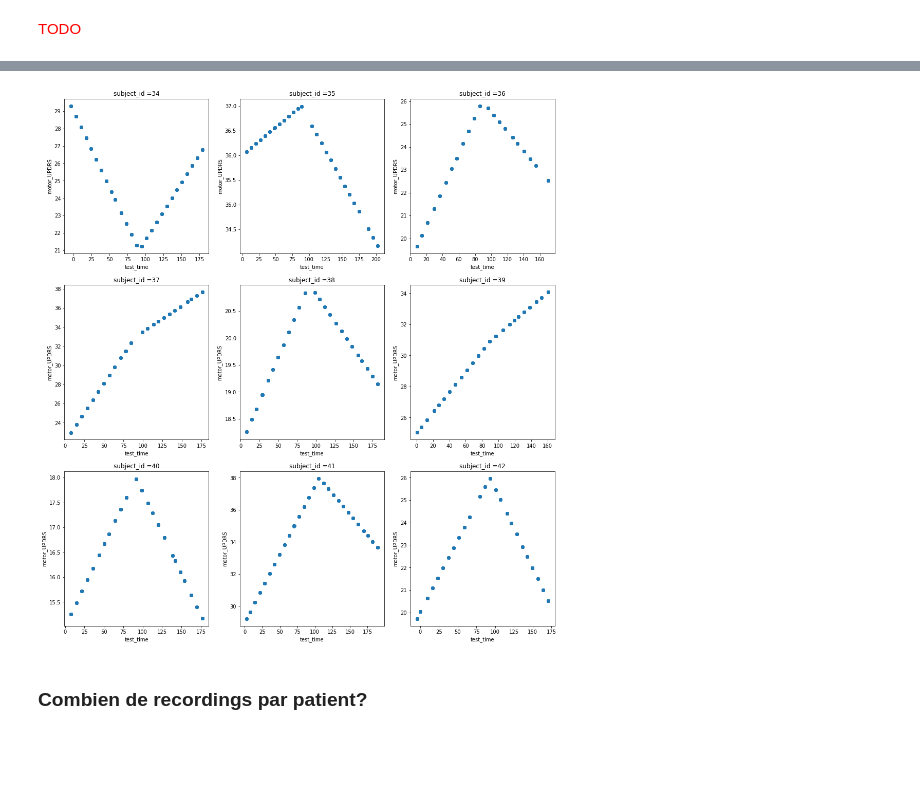
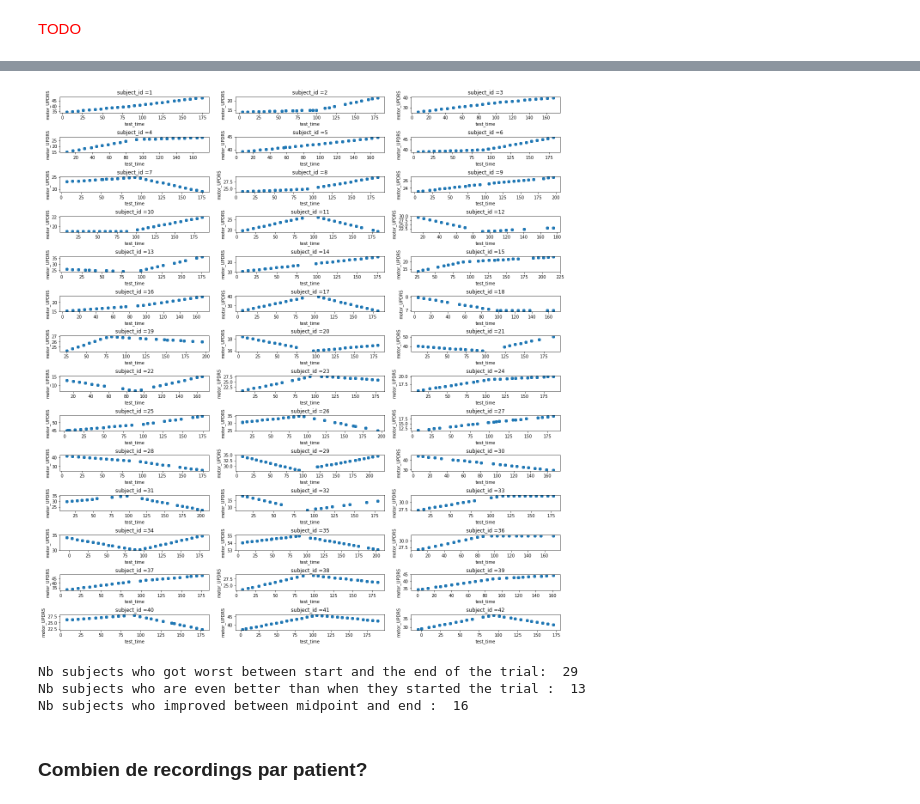
Before and after one commit to Mymoza/DataMining-UPDRS, a Jupyter notebook: UPDRS.ipynb, the cells around one changed output, grey strips where cells are left out. Drawn from its saved outputs; the diff is of its cells as text; code cells hidden in the pictures; blank space fills up the shorter version.

```diff
--- a/UPDRS.ipynb
+++ b/UPDRS.ipynb
@@ -202,9 +200,9 @@ print(matplotlib.__version__)
 #          (0.0, 0.1), (0.45, 0.1)]
 
 # define the figure size and grid layout properties
-figsize = (14,15)
+figsize = (17,18)
 cols = 3
-rows = 11
+rows = 14
 # define the data for cartesian plots
 # delta = 0.11
 # x = np.linspace(0, 10 - 2 * delta, 200) + delta
@@ -227,5 +225,6 @@ for ax, subject_id in zip(axs, range(1,43)):
 #     ax.set_xscale('log')
 #     ax.set_yscale('log')
     ax.scatter((df[df['subject_id'] == subject_id].test_time), (df[df['subject_id'] == subject_id].motor_UPDRS))
+fig2.savefig('motor_updrs_time_test.png')
 # %% [output]
 2.2.2
@@ -233,19 +288,59 @@ for ax, subject_id in zip(axs, range(1,43)):
 # %%
-figsize = (14,15)
-cols = 3
-rows = 3
-
 fig2, axs = plt.subplots(rows, cols, figsize=figsize, constrained_layout=True)
 axs = trim_axs(axs, 42)
-for ax, subject_id in zip(axs, range(34,43)):
+for ax, subject_id in zip(axs, range(1,43)):
     ax.set_title('subject_id =%s' % str(subject_id))
     ax.set_xlabel('test_time')
     ax.set_ylabel('motor_UPDRS')
 #     ax.set_xscale('log')
 #     ax.set_yscale('log')
-    ax.scatter((df[df['subject_id'] == subject_id].test_time), (df[df['subject_id'] == subject_id].motor_UPDRS))
+    ax.scatter((df[df['subject_id'] == subject_id].test_time), (df[df['subject_id'] == subject_id].total_UPDRS))
+fig2.savefig('total_updrs_time_test.png')
 # %% [output]
-[figure, old version]
+[figure, new version]
+# %%
+nb_subjects_worsen = 0
+nb_subjects_improved = 0
+nb_subjects_midpoint_worst_end_well = 0
+
+# Go through all the 42 subject_id of the dataset
+for subject_id in range(1,43):
+#     print('Subject_id : ', subject_id)
+    # Filter the dataframe to only the recordings of the current subject
+    subject_df = df[(df['subject_id'] == subject_id)]
+
+    # Then we will filter another time the subject_df because we want the value of the motor UPDRS
+    # when test_time is at its minimum, median and max value
+    min_subject_df = subject_df[subject_df['test_time'] == subject_df['test_time'].min()]
+    #display(min_subject_df)
+    min_value = min_subject_df.total_UPDRS.values[0]
+    #print('Min : ', min_value)
+
+    # Median uses row nearest to midpoint because otherwise median is a problem on dataframes of even length
+    median_subject_df = subject_df[subject_df['test_time'] == subject_df['test_time'].quantile(interpolation='nearest')]
+    #display(median_subject_df)
+    median_value = median_subject_df.total_UPDRS.values[0]
+    #print('Median : ', median_value)
+
+    max_subject_df = subject_df[subject_df['test_time'] == subject_df['test_time'].max()]
+    #display(max_subject_df)
+    max_value = max_subject_df.total_UPDRS.values[0]
+    #print('Max : ', max_value)
+
+    if(min_value < max_value):
+        nb_subjects_worsen += 1
+    elif(max_value < min_value):
+        nb_subjects_improved += 1
+    if(median_value > max_value):
+        nb_subjects_midpoint_worst_end_well += 1
+
+print('Nb subjects who got worst between start and the end of the trial: ', nb_subjects_worsen)
+print('Nb subjects who are even better than when they started the trial : ', nb_subjects_improved)
+print('Nb subjects who improved between midpoint and end : ', nb_subjects_midpoint_worst_end_well)
+# %% [output]
+Nb subjects who got worst between start and the end of the trial:  29
+Nb subjects who are even better than when they started the trial :  13
+Nb subjects who improved between midpoint and end :  16
 # %% [markdown]
 ### Combien de recordings par patient?
 # %% [markdown]
```
Also changed, not shown: parts of 11 cells of this notebook, 2 other files.
